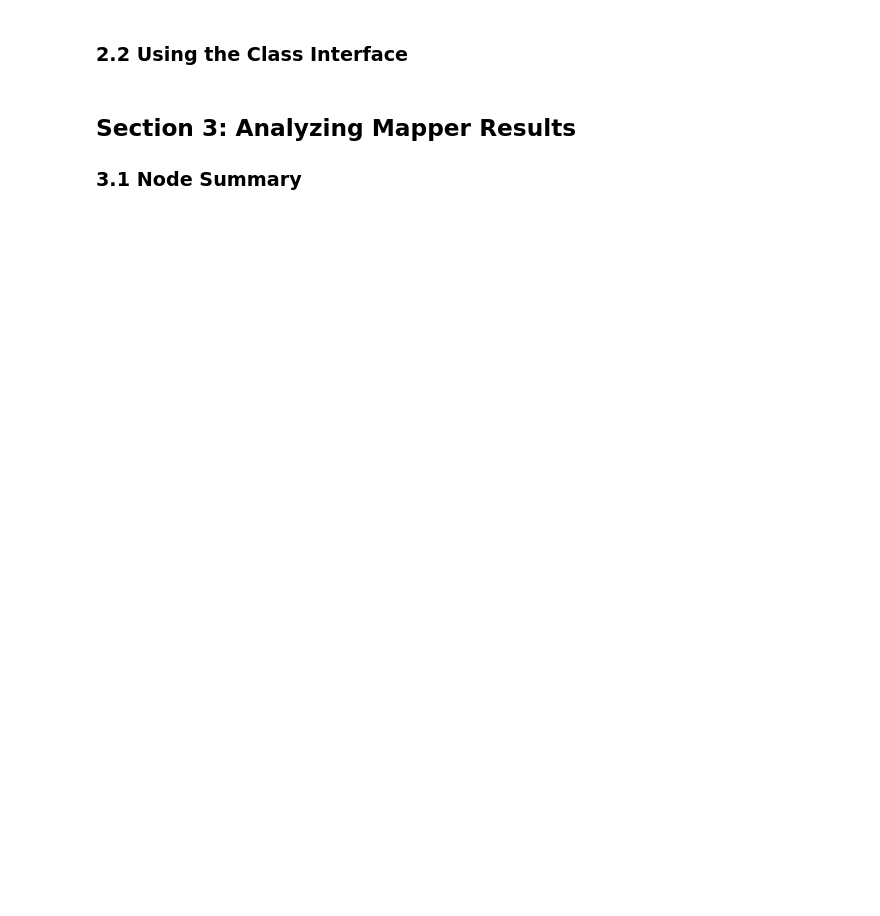
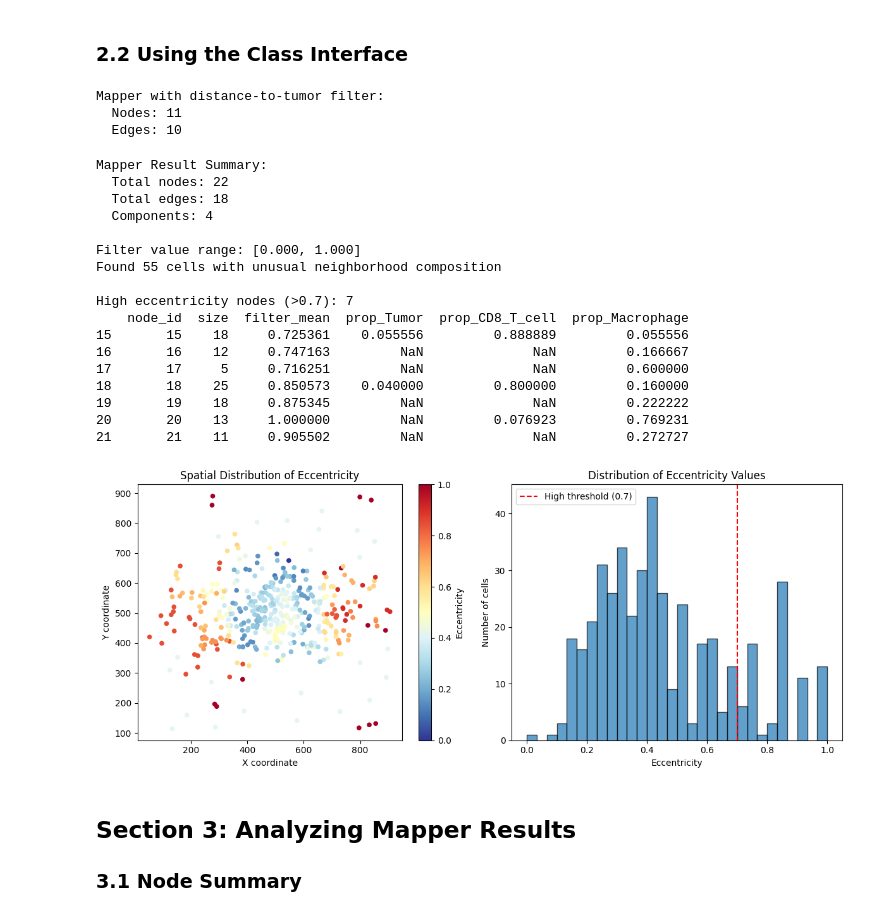
Before and after one commit to emcramer/spatialtissuepy, a Jupyter notebook: docs/tutorials/08_topology.ipynb, the cells around one changed output. Saved outputs shown, nothing was run; the diff lists cells and outputs as text; code cells hidden in the pictures; blank space fills up the shorter version.

```diff
--- a/docs/tutorials/08_topology.ipynb
+++ b/docs/tutorials/08_topology.ipynb
@@ -230,8 +267,8 @@ mapper = SpatialMapper(
     filter_fn=distance_to_type_filter('Tumor'),
     n_intervals=12,
     overlap=0.4,
-    clusterer='dbscan',  # or 'agglomerative', 'kmeans'
-    clusterer_params={'eps': 30, 'min_samples': 3}
+    clustering='dbscan',  # or 'agglomerative', 'kmeans'
+    clustering_params={'eps': 30, 'min_samples': 3}
 )
 
 result_tumor = mapper.fit(tissue, neighborhood_radius=50.0)
@@ -239,6 +276,77 @@ result_tumor = mapper.fit(tissue, neighborhood_radius=50.0)
 print(f"Mapper with distance-to-tumor filter:")
 print(f"  Nodes: {result_tumor.n_nodes}")
 print(f"  Edges: {result_tumor.n_edges}")
+# %% [output]
+Mapper with distance-to-tumor filter:
+  Nodes: 11
+  Edges: 10
+# %%
+# Run Mapper
+mapper = SpatialMapper(
+    filter_fn=eccentricity_filter(normalize=True),
+    n_intervals=10,
+    overlap=0.5,
+)
+result = mapper.fit(tissue, neighborhood_radius=50.0)
+
+# Get node statistics using the built-in function
+node_df = node_summary_dataframe(result, tissue)
+
+print(f"Mapper Result Summary:")
+print(f"  Total nodes: {result.n_nodes}")
+print(f"  Total edges: {result.n_edges}")
+print(f"  Components: {result.n_components}")
+print(f"\nFilter value range: [{result.filter_values.min():.3f}, {result.filter_values.max():.3f}]")
+
+# Cells with high eccentricity (unusual neighborhoods)
+unusual_cells = np.where(result.filter_values > 0.8)[0]
+print(f"Found {len(unusual_cells)} cells with unusual neighborhood composition")
+
+# Identify high-eccentricity nodes
+high_ecc = node_df[node_df['filter_mean'] > 0.7]
+print(f"\nHigh eccentricity nodes (>0.7): {len(high_ecc)}")
+print(high_ecc[['node_id', 'size', 'filter_mean', 'prop_Tumor', 'prop_CD8_T_cell', 'prop_Macrophage']])
+
+# Visualize
+fig, (ax1, ax2) = plt.subplots(1, 2, figsize=(12, 5))
+
+# Spatial plot colored by eccentricity
+scatter = ax1.scatter(tissue.coordinates[:, 0], tissue.coordinates[:, 1],
+                      c=result.filter_values, cmap='RdYlBu_r', s=20)
+plt.colorbar(scatter, ax=ax1, label='Eccentricity')
+ax1.set_title('Spatial Distribution of Eccentricity')
+ax1.set_xlabel('X coordinate')
+ax1.set_ylabel('Y coordinate')
+
+# Histogram of eccentricity values
+ax2.hist(result.filter_values, bins=30, alpha=0.7, edgecolor='black')
+ax2.axvline(0.7, color='red', linestyle='--', label='High threshold (0.7)')
+ax2.set_xlabel('Eccentricity')
+ax2.set_ylabel('Number of cells')
+ax2.set_title('Distribution of Eccentricity Values')
+ax2.legend()
+
+plt.tight_layout()
+plt.show()
+# %% [output]
+Mapper Result Summary:
+  Total nodes: 22
+  Total edges: 18
+  Components: 4
+
+Filter value range: [0.000, 1.000]
+Found 55 cells with unusual neighborhood composition
+
+High eccentricity nodes (>0.7): 7
+    node_id  size  filter_mean  prop_Tumor  prop_CD8_T_cell  prop_Macrophage
+15       15    18     0.725361    0.055556         0.888889         0.055556
+16       16    12     0.747163         NaN              NaN         0.166667
+17       17     5     0.716251         NaN              NaN         0.600000
+18       18    25     0.850573    0.040000         0.800000         0.160000
+19       19    18     0.875345         NaN              NaN         0.222222
+20       20    13     1.000000         NaN         0.076923         0.769231
+21       21    11     0.905502         NaN              NaN         0.272727
+[figure, added]
 # %% [markdown]
 ## Section 3: Analyzing Mapper Results
 
```
Also changed, not shown: parts of 14 cells of this notebook, 48 other files.
